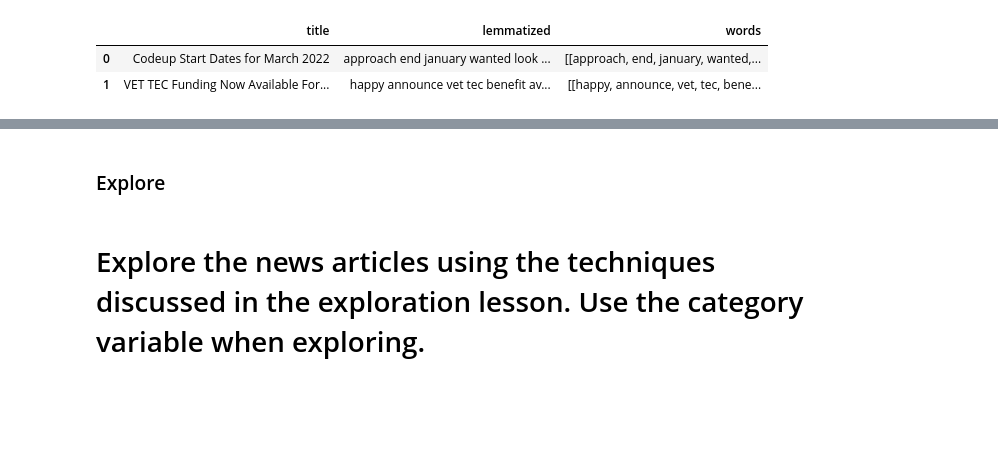
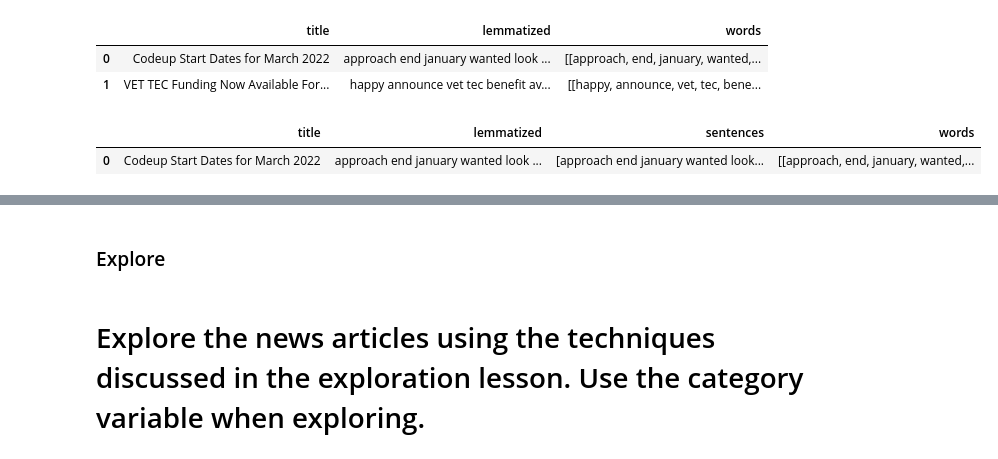
Before and after one commit to brianclements03/nlp, a Jupyter notebook: explore_current_iteration.ipynb, the cells around one changed output, grey strips where cells are left out. Saved outputs shown, nothing was run; the diff lists cells and outputs as text; code cells hidden in the pictures; blank space fills up the shorter version.

```diff
--- a/explore_current_iteration.ipynb
+++ b/explore_current_iteration.ipynb
@@ -707,0 +714,11 @@ blogs_df.head(2)
+# %%
+test2 =acquire.get_blog_articles(cached=True)
+test2=prepare.prep_article_data(test2, 'article_content', extra_words=[], exclude_words=['no'])
+test2 = test2.drop(columns=['article_content', 'clean','stemmed'])
+test2 = separate_words(test2,'lemmatized')
+spam_words = (' '.join(raw[raw.label == 'spam'].lemmatized))
+
+test2.head(1)
+# %% [output]
+|  | title | lemmatized | sentences | words |
+| 0 | Codeup Start Dates for March 2022 | approach end january wanted look ... | [approach end january wanted look... | [[approach, end, january, wanted,... |
```
Also changed, not shown: parts of 20 cells of this notebook.
